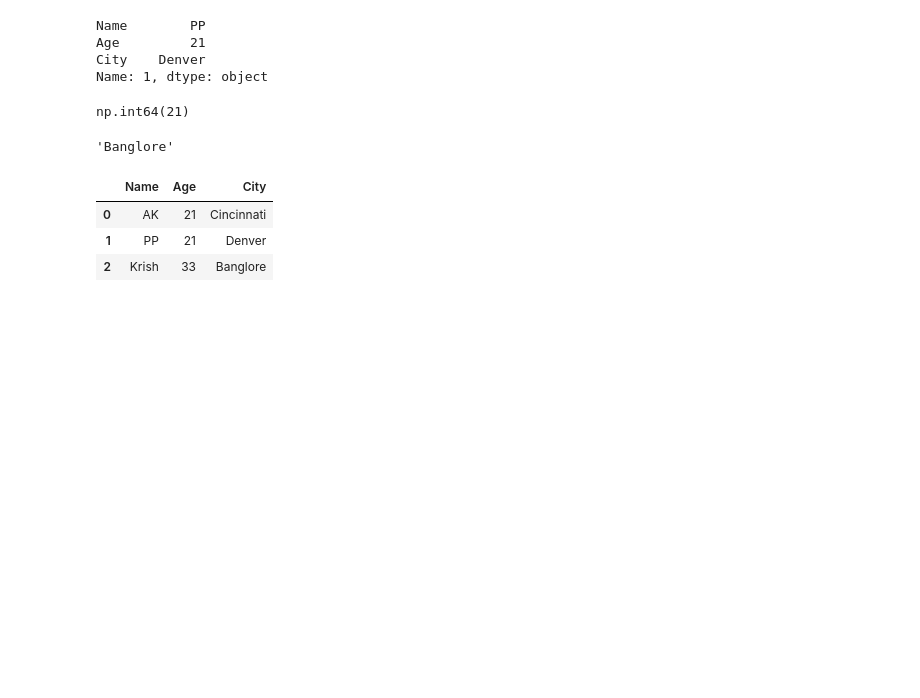
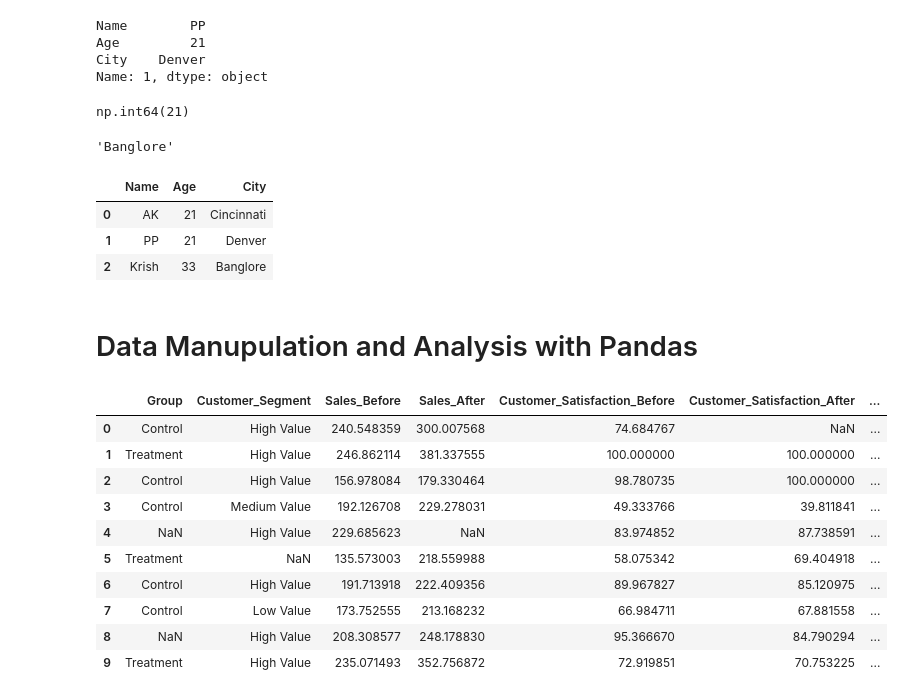
Before and after one commit to ak-pydev/python_practice, a Jupyter notebook: data_analysis.ipynb, the cells around one changed output. Cells and saved outputs as stored; diff of their text form; code cells hidden in the pictures; blank space fills up the shorter version.

Commit message:
data manupulation continued.

```diff
--- a/data_analysis.ipynb
+++ b/data_analysis.ipynb
@@ -276,3 +276,5 @@ df2
 # %%
 read_csv_data = pd.read_csv("FILE_PATH")
 read_csv_data.head(10)
+# %% [markdown]
+# Data Manupulation and Analysis with Pandas
@@ -278,0 +283,16 @@ read_csv_data.head(10)
+# %%
+df  = pd.read_csv("sales_data.csv")
+# %%
+df.head(10)
+# %% [output]
+|  | Group | Customer_Segment | Sales_Before | Sales_After | Customer_Satisfaction_Before | Customer_Satisfaction_After | ... |
+| 0 | Control | High Value | 240.548359 | 300.007568 | 74.684767 | NaN | ... |
+| 1 | Treatment | High Value | 246.862114 | 381.337555 | 100.000000 | 100.000000 | ... |
+| 2 | Control | High Value | 156.978084 | 179.330464 | 98.780735 | 100.000000 | ... |
+| 3 | Control | Medium Value | 192.126708 | 229.278031 | 49.333766 | 39.811841 | ... |
+| 4 | NaN | High Value | 229.685623 | NaN | 83.974852 | 87.738591 | ... |
+| 5 | Treatment | NaN | 135.573003 | 218.559988 | 58.075342 | 69.404918 | ... |
+| 6 | Control | High Value | 191.713918 | 222.409356 | 89.967827 | 85.120975 | ... |
+| 7 | Control | Low Value | 173.752555 | 213.168232 | 66.984711 | 67.881558 | ... |
+| 8 | NaN | High Value | 208.308577 | 248.178830 | 95.366670 | 84.790294 | ... |
+| 9 | Treatment | High Value | 235.071493 | 352.756872 | 72.919851 | 70.753225 | ... |
```
Also changed, not shown: parts of 29 cells of this notebook, 6 other files.
